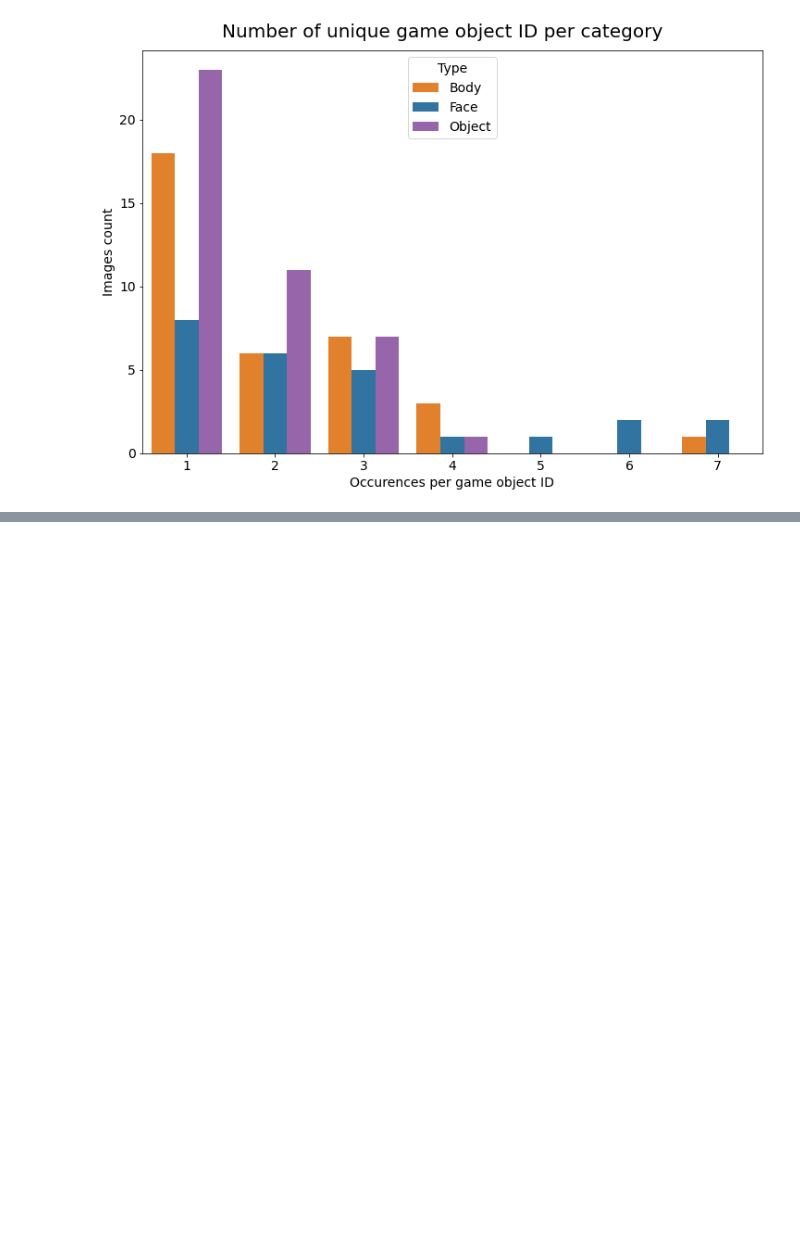
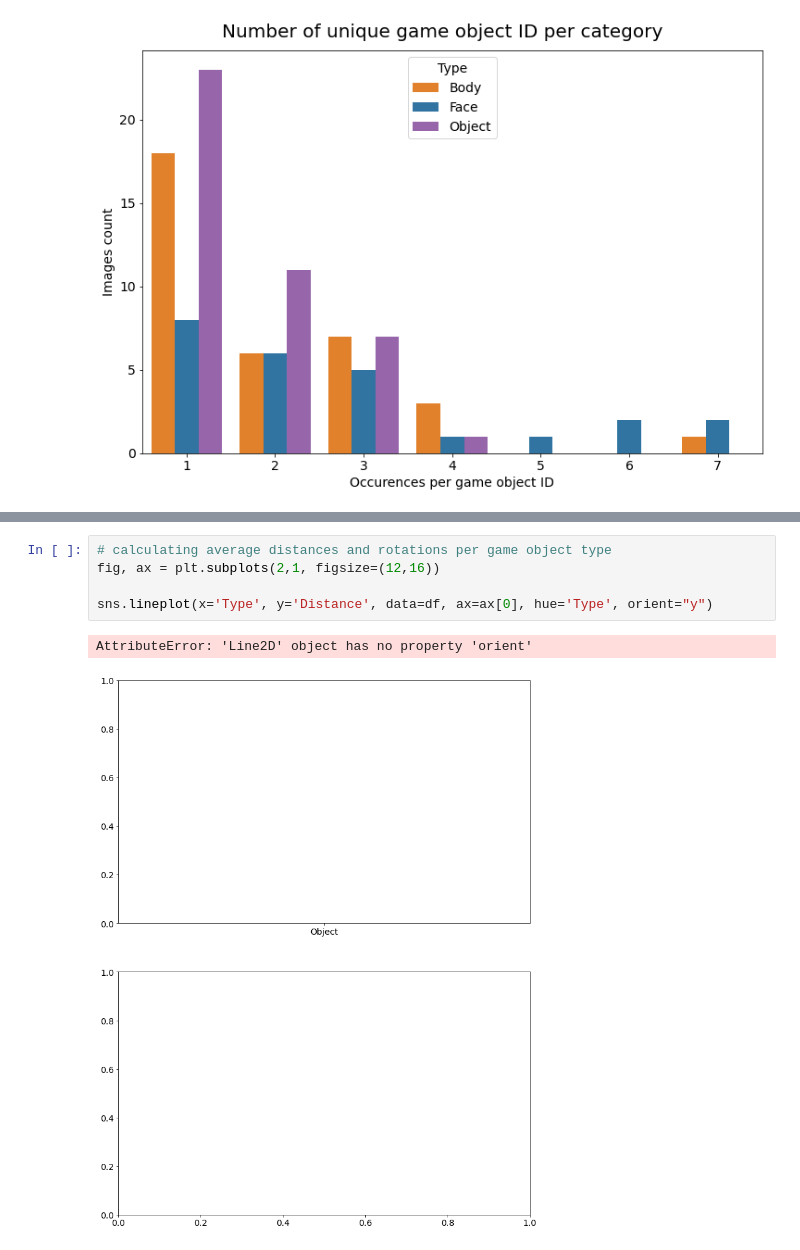
Before and after one commit to JohnMadrid/screenshots_processing, a Jupyter notebook: images_processing.ipynb, the cells around one changed output, grey strips where cells are left out. Saved outputs shown, nothing was run; the diff lists cells and outputs as text; blank space fills up the shorter version.

```diff
--- a/images_processing.ipynb
+++ b/images_processing.ipynb
@@ -239,0 +313,8 @@ df['hitname'].unique()
+# %%
+# calculating average distances and rotations per game object type
+fig, ax = plt.subplots(2,1, figsize=(12,16))
+
+sns.lineplot(x='Type', y='Distance', data=df, ax=ax[0], hue='Type', orient="y")
+# %% [output]
+AttributeError: 'Line2D' object has no property 'orient'
+[figure, added]
```
Also changed, not shown: parts of 8 cells of this notebook, 2 other files.
